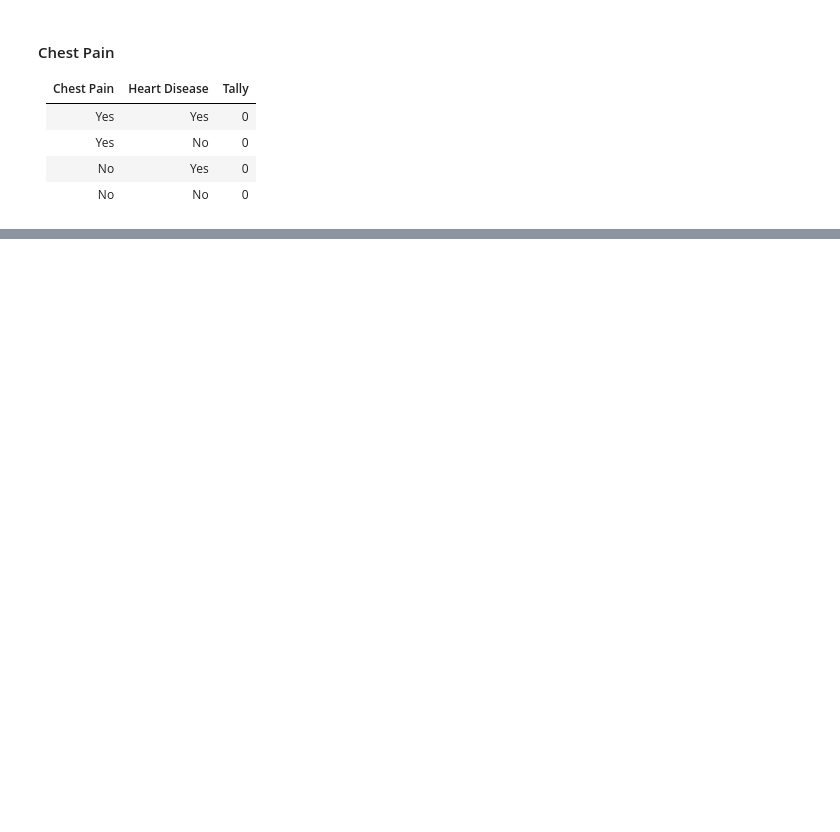
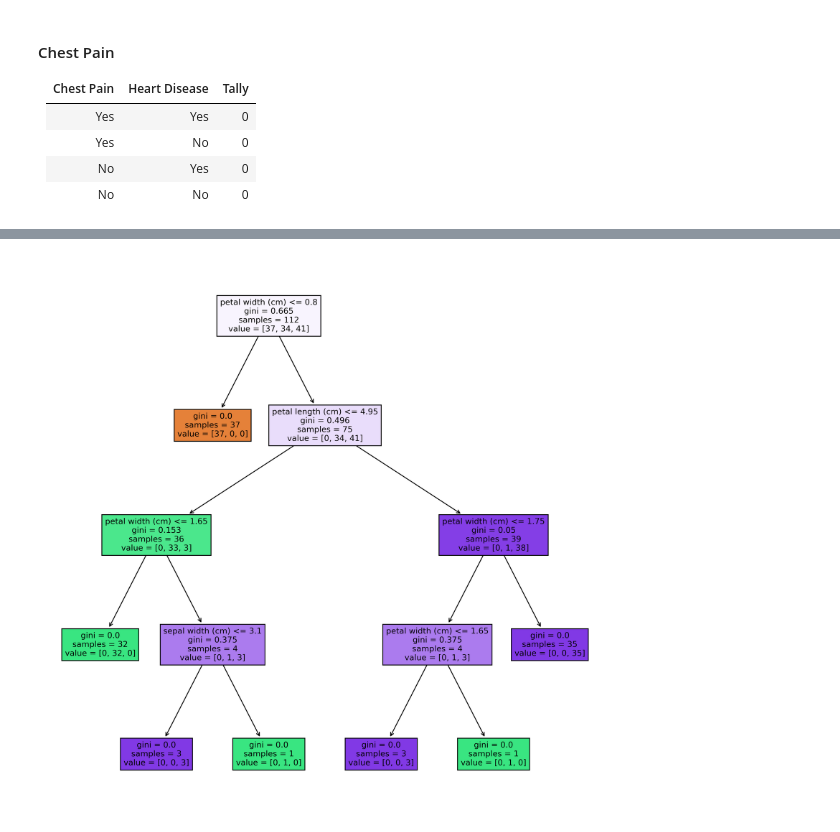
Before and after one commit to mesmith027/Workshops, a Jupyter notebook: Decision_Tree_Workshop.ipynb, the cells around one changed output, grey strips where cells are left out. Cells and saved outputs as stored; diff of their text form; code cells hidden in the pictures; blank space fills up the shorter version.

Commit message:
Finished Decision_tree_workshop and added note to README.md

```diff
--- a/Decision_Tree_Workshop.ipynb
+++ b/Decision_Tree_Workshop.ipynb
@@ -303,0 +315,12 @@ The final 2 leaf categories will be classed based on majority voting. On the lef
+# %%
+# load data
+from sklearn.datasets import load_iris
+# Decision Tree Classifier
+from sklearn.tree import DecisionTreeClassifier
+# standard train test split that we will use to validate our fit
+from sklearn.model_selection import train_test_split
+
+# load data into pandas
+data = load_iris()
+flower_df = pd.DataFrame(data.data, columns=data.feature_names)
+flower_df['target'] = data.target
@@ -303,0 +358,11 @@ The final 2 leaf categories will be classed based on majority voting. On the lef
+# %%
+# the slash allows separation of 1 long line onto 2 lines
+train_data, test_data, train_target, test_target = \
+train_test_split(flower_df[data.feature_names], flower_df['target'], random_state=0)
+
+# we have to create an instance of a decision tree clasifier,
+# here random_state will create the same decision tree everytime
+DT_class = DecisionTreeClassifier(random_state = 0)
+
+# lets fit a decision tree to the train data
+DT_fit = DT_class.fit(train_data, train_target)
@@ -303,0 +378,8 @@ The final 2 leaf categories will be classed based on majority voting. On the lef
+# %%
+fig = plt.figure(figsize=(12,12), dpi=300)
+ax= fig.add_subplot(111)
+plot_tree(DT_fit, filled=True, feature_names = data.feature_names)
+plt.show() # if you dont use this, the output will have the text above the picture
+# you can save the figure using: fig.savefig('imagename.png')
+# %% [output]
+[figure, added]
```
Also changed, not shown: parts of 23 cells of this notebook, 1 other file.
